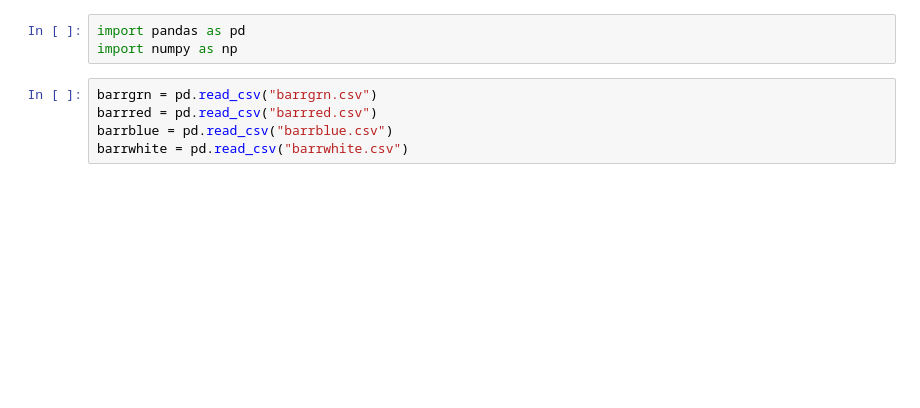
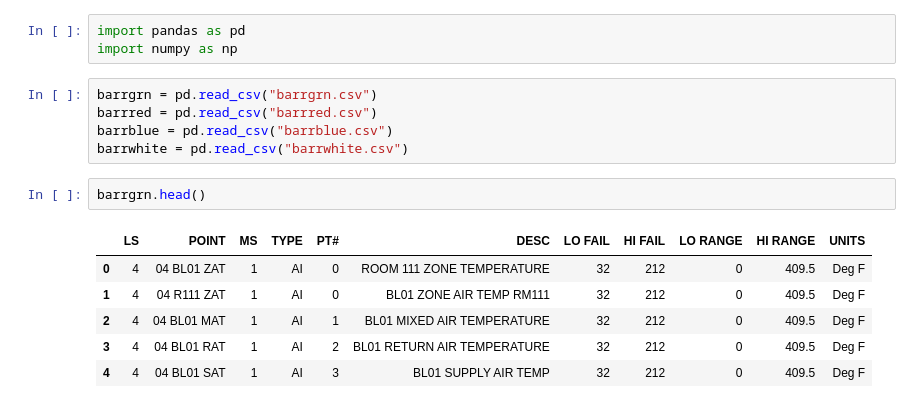
Before and after one commit to lbnl-bldg-data-tools/barrington_integrator, a Jupyter notebook: barrington_unit_mapper.ipynb, the cells around one changed output. Saved outputs shown, nothing was run; the diff lists cells and outputs as text; blank space fills up the shorter version.

```diff
--- a/barrington_unit_mapper.ipynb
+++ b/barrington_unit_mapper.ipynb
@@ -6,3 +6,12 @@ barrgrn = pd.read_csv("barrgrn.csv")
 barrred = pd.read_csv("barrred.csv")
 barrblue = pd.read_csv("barrblue.csv")
 barrwhite = pd.read_csv("barrwhite.csv")
+# %%
+barrgrn.head()
+# %% [output]
+|  | LS | POINT | MS | TYPE | PT# | DESC | LO FAIL | HI FAIL | LO RANGE | HI RANGE | UNITS |
+| 0 | 4 | 04 BL01 ZAT | 1 | AI | 0 | ROOM 111 ZONE TEMPERATURE | 32 | 212 | 0 | 409.5 | Deg F |
+| 1 | 4 | 04 R111 ZAT | 1 | AI | 0 | BL01 ZONE AIR TEMP RM111 | 32 | 212 | 0 | 409.5 | Deg F |
+| 2 | 4 | 04 BL01 MAT | 1 | AI | 1 | BL01 MIXED AIR TEMPERATURE | 32 | 212 | 0 | 409.5 | Deg F |
+| 3 | 4 | 04 BL01 RAT | 1 | AI | 2 | BL01 RETURN AIR TEMPERATURE | 32 | 212 | 0 | 409.5 | Deg F |
+| 4 | 4 | 04 BL01 SAT | 1 | AI | 3 | BL01 SUPPLY AIR TEMP | 32 | 212 | 0 | 409.5 | Deg F |
```
Also changed, not shown: parts of 11 cells of this notebook, 4 other files.
